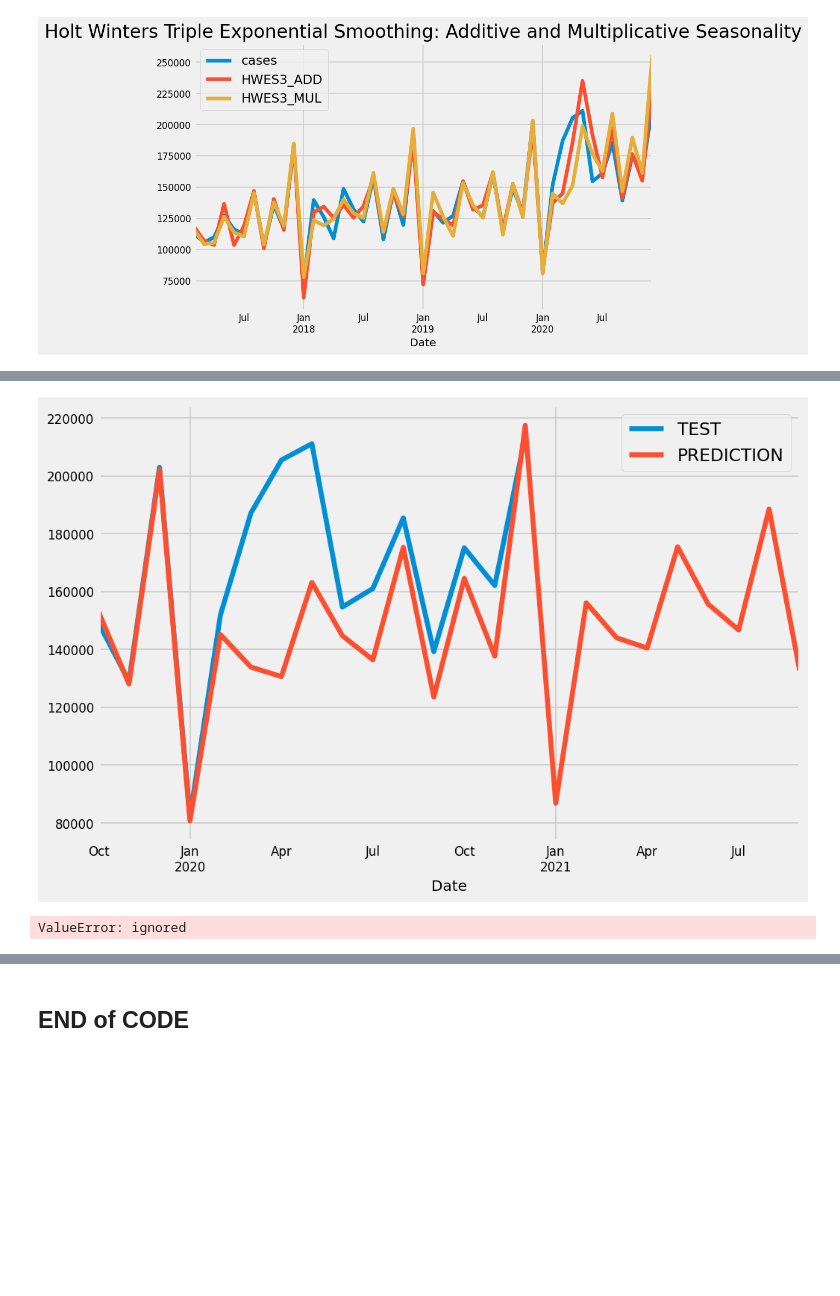
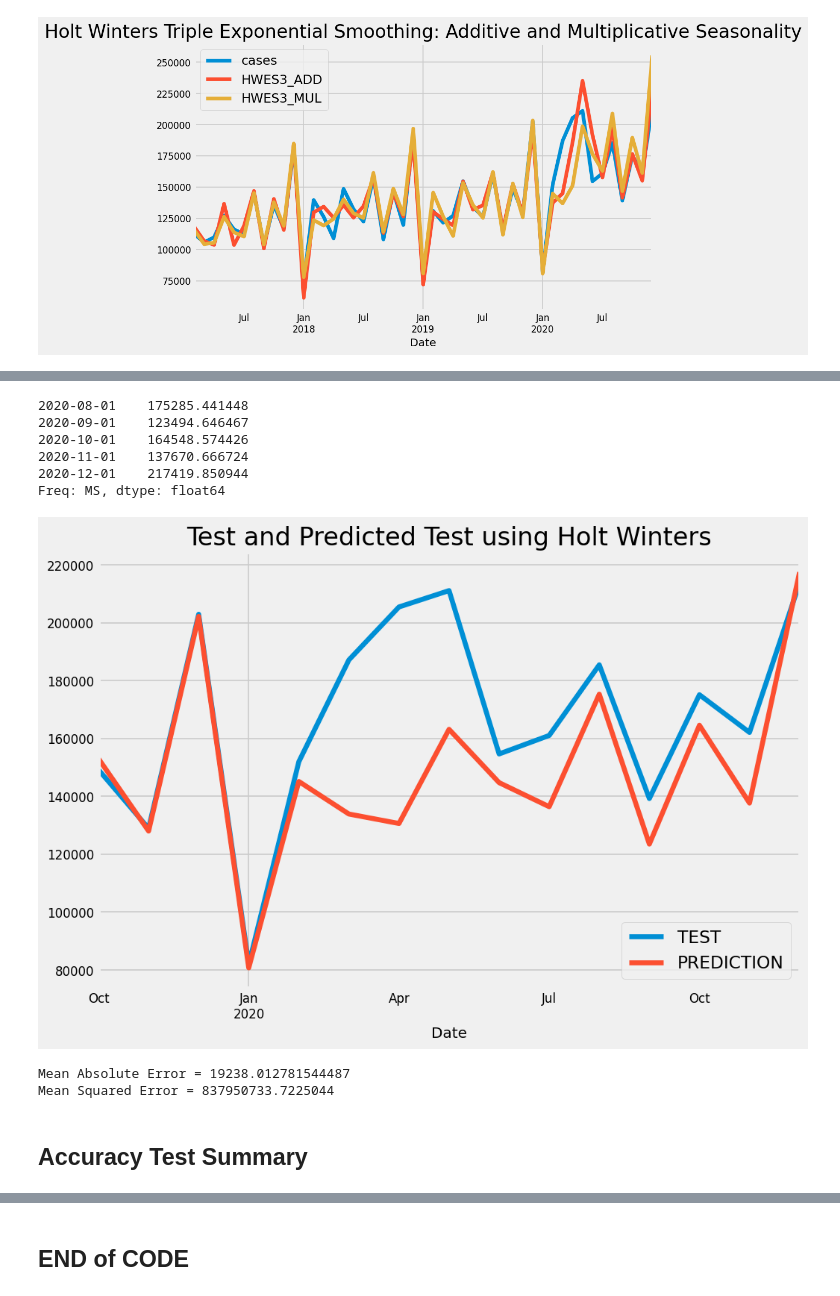
Before and after one commit to fengtastics/111-Capstone, a Jupyter notebook: Arterra_Project_HoltWinter.ipynb, the cells around one changed output, grey strips where cells are left out. Drawn from its saved outputs; the diff is of its cells as text; code cells hidden in the pictures; blank space fills up the shorter version.

```diff
--- a/Arterra_Project_HoltWinter.ipynb
+++ b/Arterra_Project_HoltWinter.ipynb
@@ -353,9 +355,9 @@ train_airline = bc_icb_region_cases_ts[:32]
 test_airline = bc_icb_region_cases_ts[32:]
 # %%
 fitted_model = ExponentialSmoothing(train_airline['cases'],trend='mul',seasonal='mul',seasonal_periods=m).fit()
-test_predictions = fitted_model.forecast(24)
+test_predictions = fitted_model.forecast(15)
 train_airline['cases'].plot(legend=True,label='TRAIN')
-test_airline['cases'].plot(legend=True,label='TEST',figsize=(6,4))
+test_airline['cases'].plot(legend=True,label='TEST',figsize=(9,6))
 test_predictions.plot(legend=True,label='PREDICTION')
 plt.title('Train, Test and Predicted Test using Holt Winters')
 # %% [output]
@@ -364,12 +380,25 @@ Text(0.5, 1.0, 'Train, Test and Predicted Test using Holt Winters')
+# %%
+test_predictions.tail()
+# %% [output]
+2020-08-01    175285.441448
+2020-09-01    123494.646467
+2020-10-01    164548.574426
+2020-11-01    137670.666724
+2020-12-01    217419.850944
+Freq: MS, dtype: float64
 # %%
 test_airline['cases'].plot(legend=True,label='TEST',figsize=(9,6))
-test_predictions.plot(legend=True,label='PREDICTION');
+test_predictions.plot(legend=True,label='PREDICTION')
+plt.title('Test and Predicted Test using Holt Winters');
 # %% [output]
-[figure, old version]
+[figure, new version]
 # %%
 from sklearn.metrics import mean_absolute_error,mean_squared_error
-print(f'Mean Absolute Error = {mean_absolute_error(test_airline,test_predictions)}')
+print(f'Mean Absolute Error = {mean_absolute_error(test_airline.cases,test_predictions)}')
 
-print(f'Mean Squared Error = {mean_squared_error(test_airline,test_predictions)}')
+print(f'Mean Squared Error = {mean_squared_error(test_airline.cases,test_predictions)}')
 # %% [output]
-ValueError: ignored
+Mean Absolute Error = 19238.012781544487
+Mean Squared Error = 837950733.7225044
+# %% [markdown]
+## Accuracy Test Summary
```
Also changed, not shown: parts of 5 cells of this notebook.
